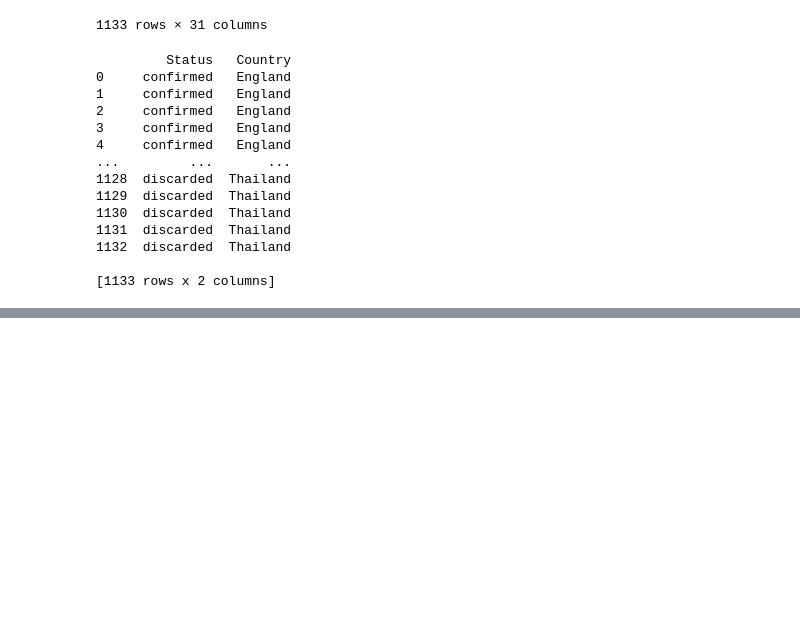
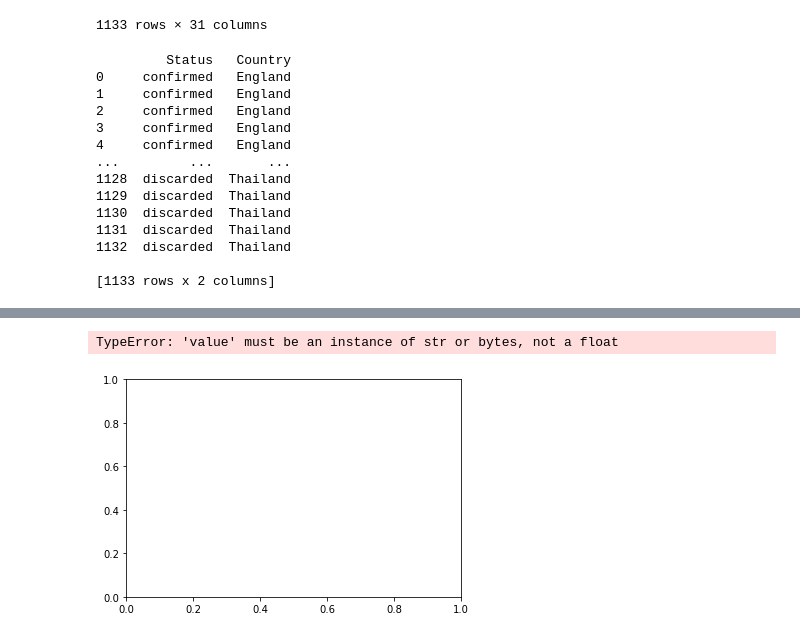
Before and after one commit to KimberlyB5/data_1_check, a Jupyter notebook: kc_2.ipynb, the cells around one changed output, grey strips where cells are left out. Saved outputs shown, nothing was run; the diff lists cells and outputs as text; code cells hidden in the pictures; blank space fills up the shorter version.

```diff
--- a/kc_2.ipynb
+++ b/kc_2.ipynb
@@ -78,0 +41,5 @@ Wales                      2
+# %%
+new_name = {'Country' : 'Country', 'Status' : 'Cases'}
+
+dx = df.rename(columns = new_name)
+print(dx)
@@ -78,0 +71,3 @@ Wales                      2
+# %%
+Origin = pd.unique(dx['Country'])
+print(Origin)
@@ -78,0 +83,4 @@ Wales                      2
+# %%
+country_group= dx.groupby('Country').count()
+print(country_group)
+country_group.dtypes
@@ -78,0 +107,12 @@ Wales                      2
+# %%
+Name = Origin
+Case = country_group
+# %%
+plt.figure(figsize = (10,5))
+plt.bar(Name, Case, color = 'red')
+plt.xlabel('Country')
+plt.ylabel('Confirmed Cases')
+plt.show()
+# %% [output]
+TypeError: 'value' must be an instance of str or bytes, not a float
+[figure, added]
```
Also changed, not shown: parts of 9 cells of this notebook.
